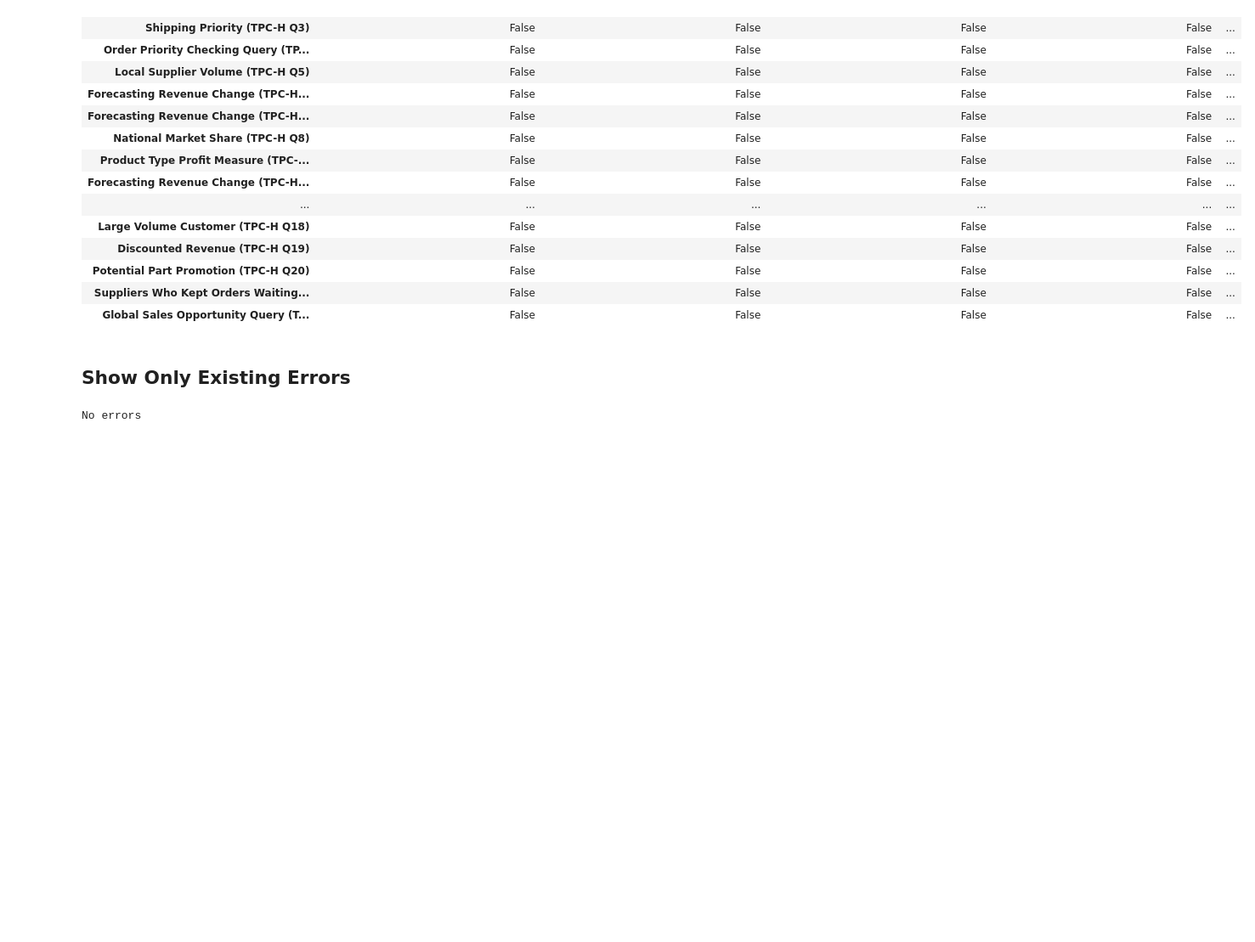
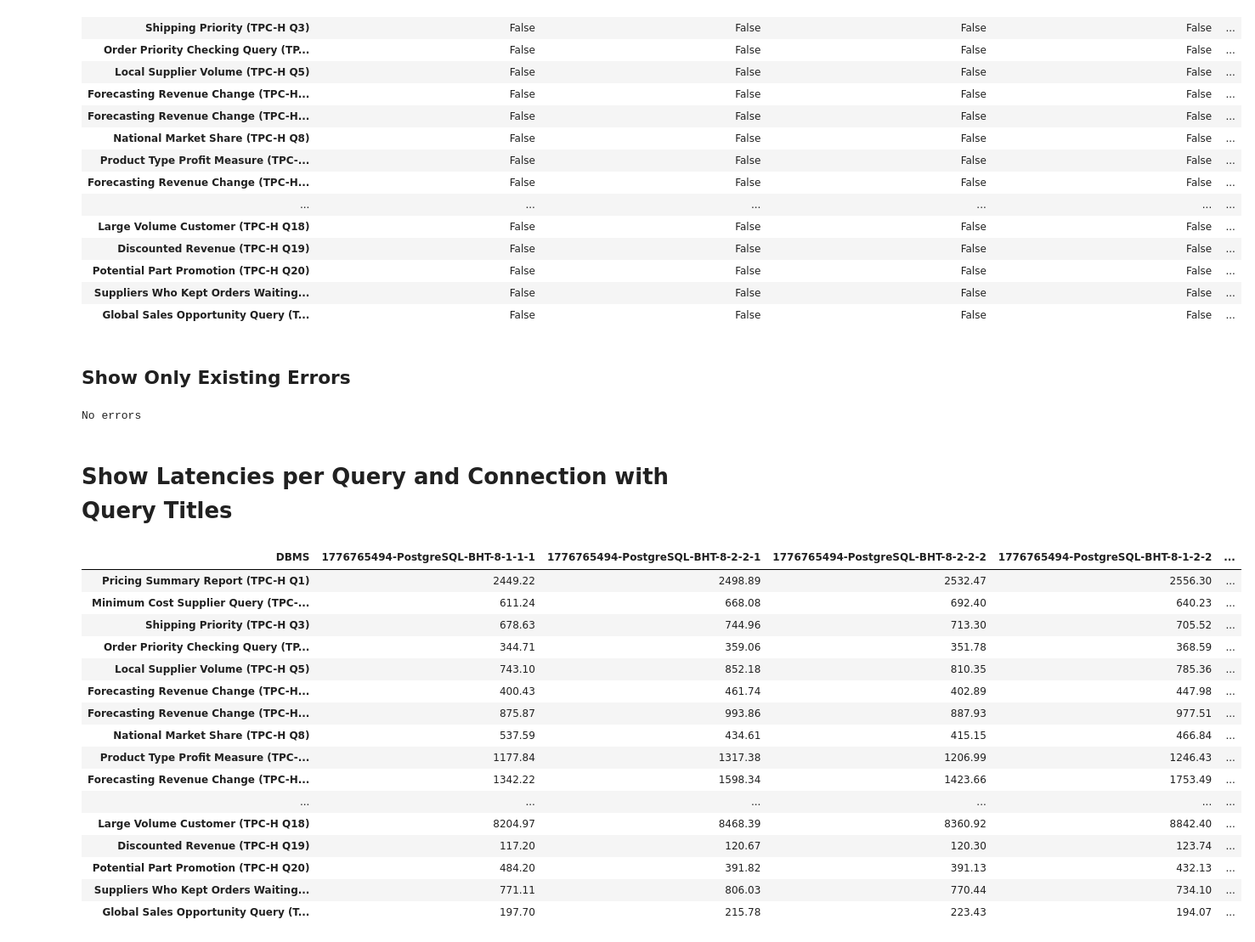
Before and after one commit to Beuth-Erdelt/Benchmark-Experiment-Host-Manager, a Jupyter notebook: dev/Collector-TPC-H.ipynb, the cells around one changed output. Shown at 85% size. Cells and saved outputs as stored; diff of their text form; code cells hidden in the pictures; blank space fills up the shorter version.

Commit message:
Collector: show query latencies

```diff
--- a/dev/Collector-TPC-H.ipynb
+++ b/dev/Collector-TPC-H.ipynb
@@ -761,3 +758,26 @@ else:
     print("No errors")
 # %% [output]
 No errors
+# %% [markdown]
+# Show Latencies per Query and Connection with Query Titles
+# %%
+df = collect.get_query_latencies(query_titles=True)
+df.T
+# %% [output]
+| DBMS | 1776765494-PostgreSQL-BHT-8-1-1-1 | 1776765494-PostgreSQL-BHT-8-2-2-1 | 1776765494-PostgreSQL-BHT-8-2-2-2 | 1776765494-PostgreSQL-BHT-8-1-2-2 | ... |
+| Pricing Summary Report (TPC-H Q1) | 2449.22 | 2498.89 | 2532.47 | 2556.30 | ... |
+| Minimum Cost Supplier Query (TPC-... | 611.24 | 668.08 | 692.40 | 640.23 | ... |
+| Shipping Priority (TPC-H Q3) | 678.63 | 744.96 | 713.30 | 705.52 | ... |
+| Order Priority Checking Query (TP... | 344.71 | 359.06 | 351.78 | 368.59 | ... |
+| Local Supplier Volume (TPC-H Q5) | 743.10 | 852.18 | 810.35 | 785.36 | ... |
+| Forecasting Revenue Change (TPC-H... | 400.43 | 461.74 | 402.89 | 447.98 | ... |
+| Forecasting Revenue Change (TPC-H... | 875.87 | 993.86 | 887.93 | 977.51 | ... |
+| National Market Share (TPC-H Q8) | 537.59 | 434.61 | 415.15 | 466.84 | ... |
+| Product Type Profit Measure (TPC-... | 1177.84 | 1317.38 | 1206.99 | 1246.43 | ... |
+| Forecasting Revenue Change (TPC-H... | 1342.22 | 1598.34 | 1423.66 | 1753.49 | ... |
+| ... | ... | ... | ... | ... | ... |
+| Large Volume Customer (TPC-H Q18) | 8204.97 | 8468.39 | 8360.92 | 8842.40 | ... |
+| Discounted Revenue (TPC-H Q19) | 117.20 | 120.67 | 120.30 | 123.74 | ... |
+| Potential Part Promotion (TPC-H Q20) | 484.20 | 391.82 | 391.13 | 432.13 | ... |
+| Suppliers Who Kept Orders Waiting... | 771.11 | 806.03 | 770.44 | 734.10 | ... |
+| Global Sales Opportunity Query (T... | 197.70 | 215.78 | 223.43 | 194.07 | ... |
```
Also changed, not shown: parts of 3 cells of this notebook, 3 other files.
